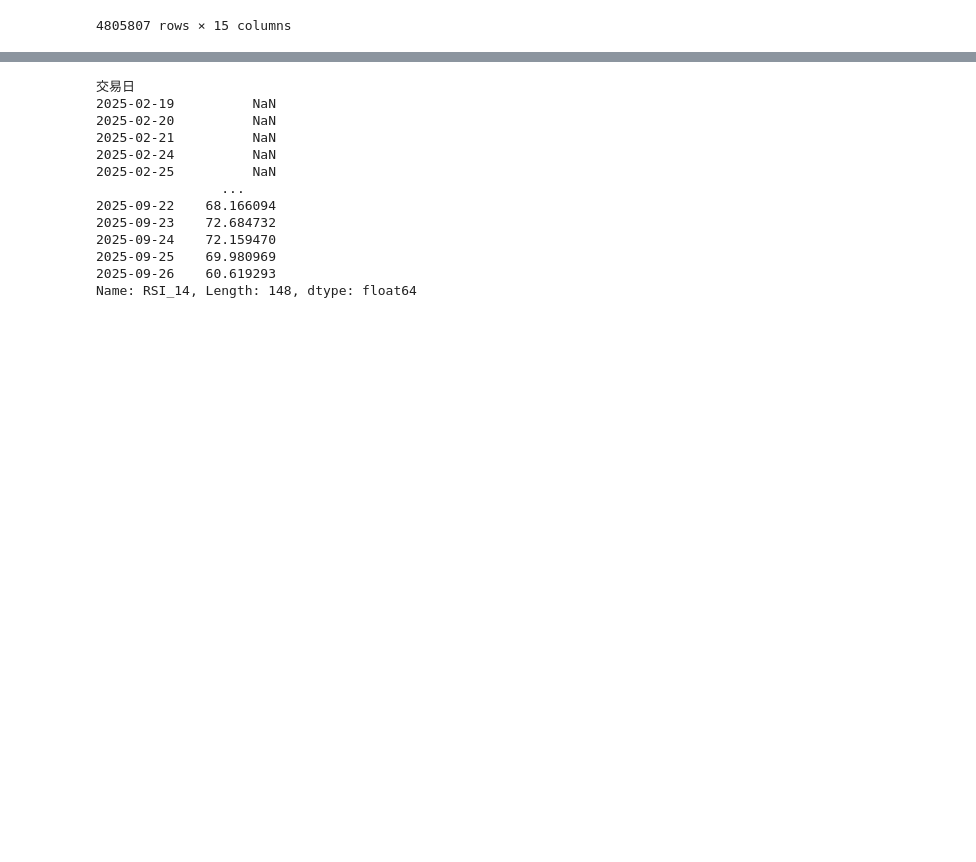
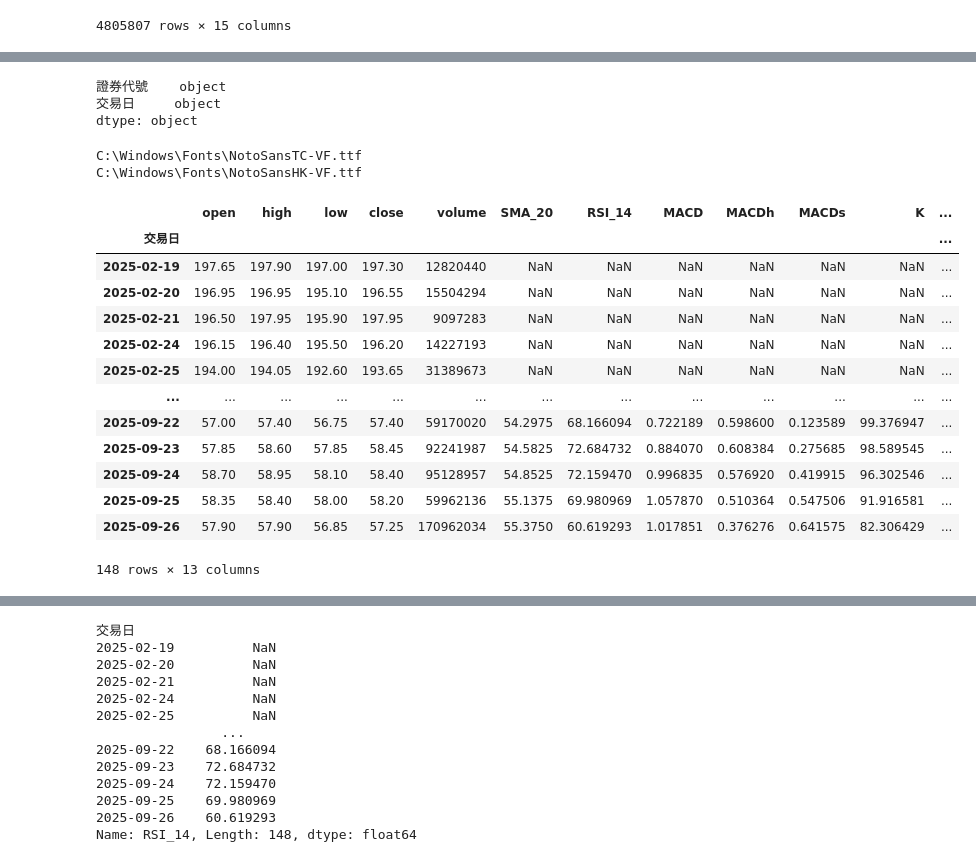
Before and after one commit to ifurther/Stocker, a Jupyter notebook: Stocker_analyze.ipynb, the cells around one changed output, grey strips where cells are left out. Cells and saved outputs as stored; diff of their text form; code cells hidden in the pictures; blank space fills up the shorter version.

```diff
--- a/Stocker_analyze.ipynb
+++ b/Stocker_analyze.ipynb
@@ -464,3 +400,34 @@ def add_ind(df_group):
 Stocker2.data_ta.columns = ['open', 'high', 'low', 'close', 'volume', 'SMA_20', 'RSI_14',
        'MACD', 'MACDh', 'MACDs', 'K',
        'D', 'STOCHh_14_3_3']
+# %%
+Stocker2.data_ta.index.dtypes
+# %% [output]
+證券代號    object
+交易日     object
+dtype: object
+# %%
+import matplotlib.font_manager as fm
+for font in fm.findSystemFonts():
+    if "Noto" in font or "Hei" in font or "PingFang" in font:
+        print(font)
+# %% [output]
+C:\Windows\Fonts\NotoSansTC-VF.ttf
+C:\Windows\Fonts\NotoSansHK-VF.ttf
+# %%
+Stocker2.data_ta.loc["0050"]
+# %% [output]
+|  | open | high | low | close | volume | SMA_20 | RSI_14 | MACD | MACDh | MACDs | K | ... |
+| 交易日 |  |  |  |  |  |  |  |  |  |  |  | ... |
+| 2025-02-19 | 197.65 | 197.90 | 197.00 | 197.30 | 12820440 | NaN | NaN | NaN | NaN | NaN | NaN | ... |
+| 2025-02-20 | 196.95 | 196.95 | 195.10 | 196.55 | 15504294 | NaN | NaN | NaN | NaN | NaN | NaN | ... |
+| 2025-02-21 | 196.50 | 197.95 | 195.90 | 197.95 | 9097283 | NaN | NaN | NaN | NaN | NaN | NaN | ... |
+| 2025-02-24 | 196.15 | 196.40 | 195.50 | 196.20 | 14227193 | NaN | NaN | NaN | NaN | NaN | NaN | ... |
+| 2025-02-25 | 194.00 | 194.05 | 192.60 | 193.65 | 31389673 | NaN | NaN | NaN | NaN | NaN | NaN | ... |
+| ... | ... | ... | ... | ... | ... | ... | ... | ... | ... | ... | ... | ... |
+| 2025-09-22 | 57.00 | 57.40 | 56.75 | 57.40 | 59170020 | 54.2975 | 68.166094 | 0.722189 | 0.598600 | 0.123589 | 99.376947 | ... |
+| 2025-09-23 | 57.85 | 58.60 | 57.85 | 58.45 | 92241987 | 54.5825 | 72.684732 | 0.884070 | 0.608384 | 0.275685 | 98.589545 | ... |
+| 2025-09-24 | 58.70 | 58.95 | 58.10 | 58.40 | 95128957 | 54.8525 | 72.159470 | 0.996835 | 0.576920 | 0.419915 | 96.302546 | ... |
+| 2025-09-25 | 58.35 | 58.40 | 58.00 | 58.20 | 59962136 | 55.1375 | 69.980969 | 1.057870 | 0.510364 | 0.547506 | 91.916581 | ... |
+| 2025-09-26 | 57.90 | 57.90 | 56.85 | 57.25 | 170962034 | 55.3750 | 60.619293 | 1.017851 | 0.376276 | 0.641575 | 82.306429 | ... |
+148 rows × 13 columns
```
Also changed, not shown: parts of 22 cells of this notebook, 4 other files.
